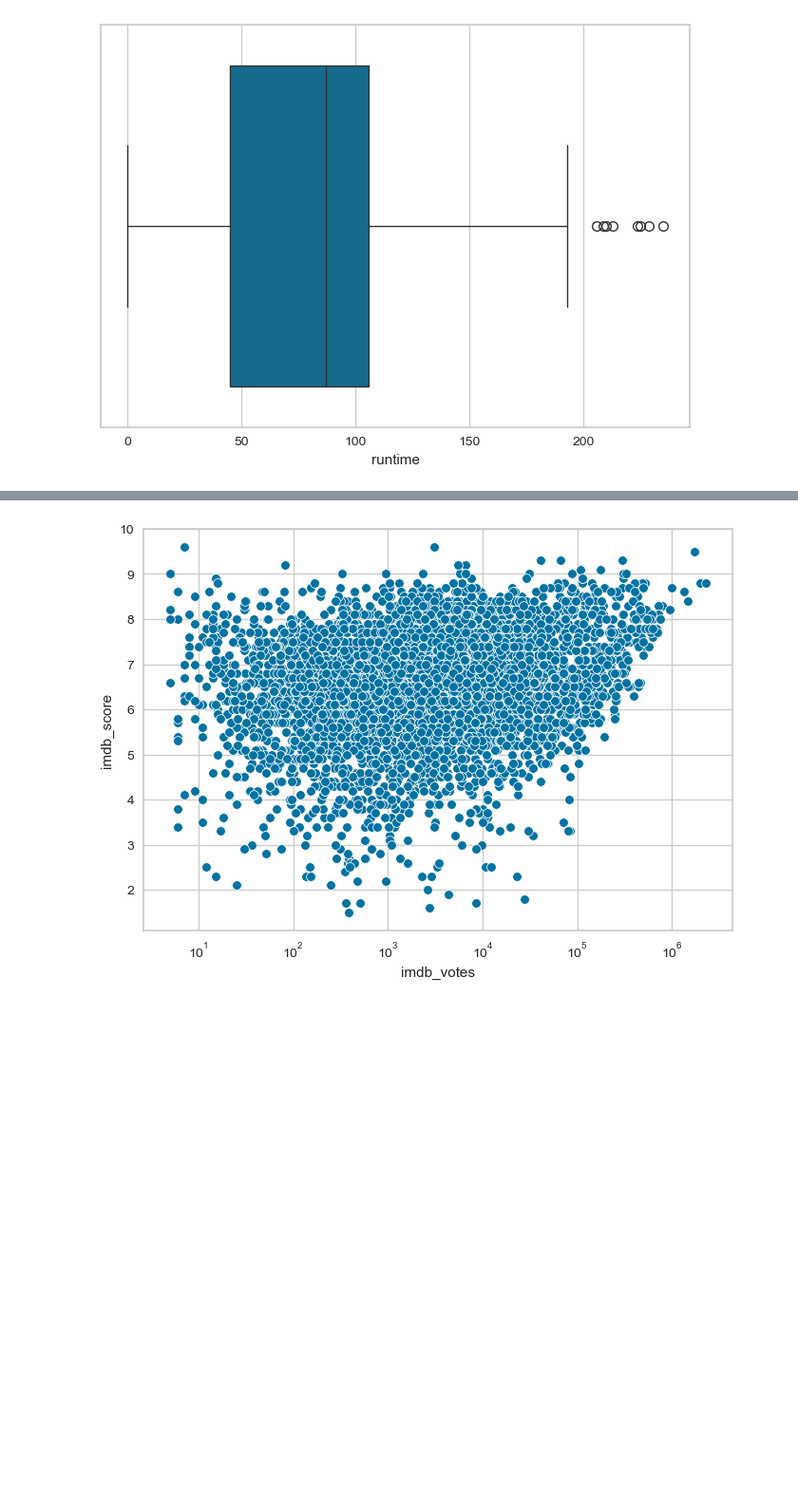
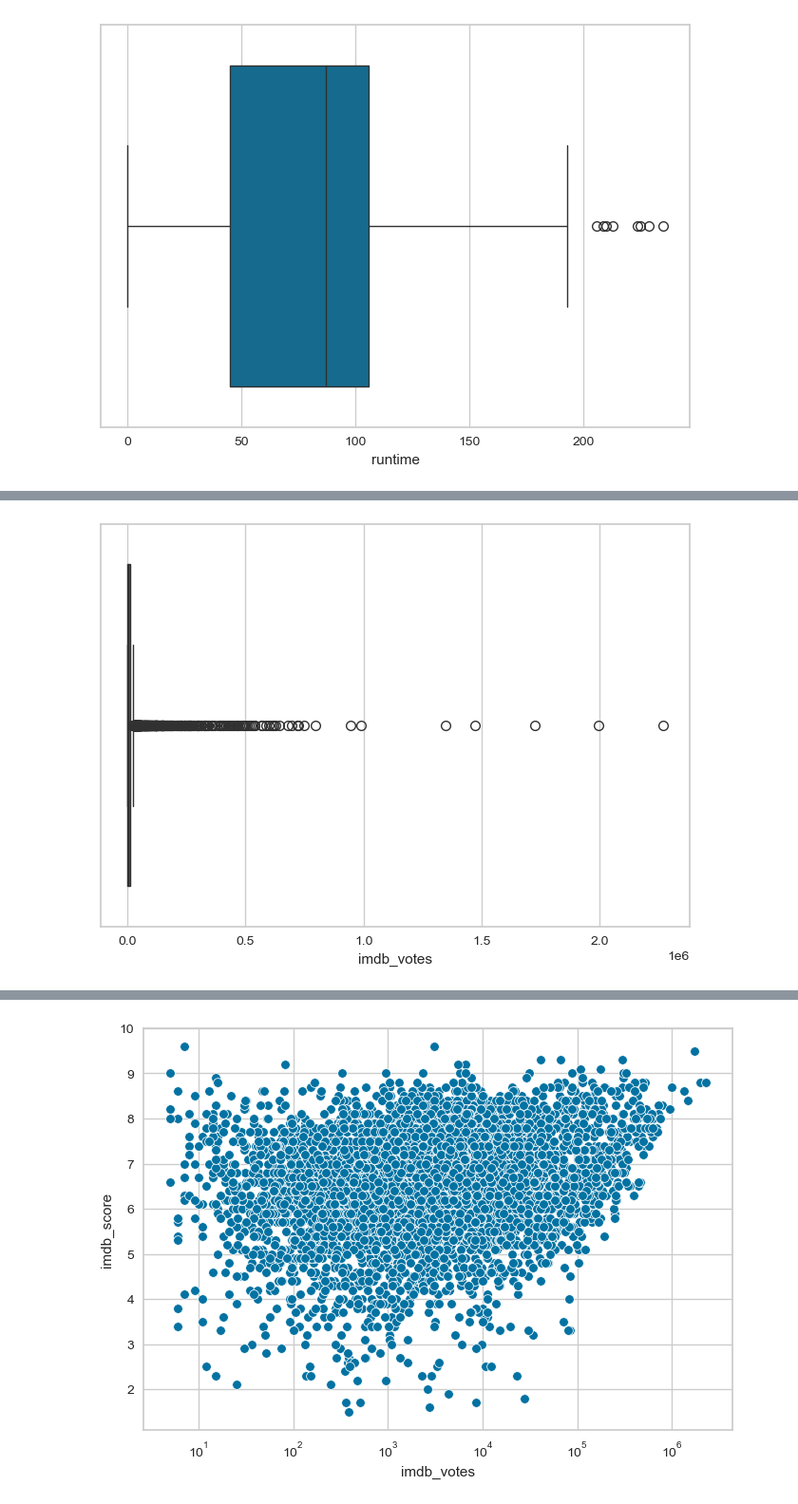
Before and after one commit to M4tchaa/submission-ml, a Jupyter notebook: Submission_Akhir_BMLP_Arliyandi.ipynb, the cells around one changed output, grey strips where cells are left out. Shown: that part at 95% size. Cells and saved outputs as stored; diff of their text form; code cells hidden in the pictures; blank space fills up the shorter version.

```diff
--- a/Submission_Akhir_BMLP_Arliyandi.ipynb
+++ b/Submission_Akhir_BMLP_Arliyandi.ipynb
@@ -148,3 +191,8 @@ plt.show()
+# %%
+sns.boxplot(x=df['imdb_votes'])
+plt.show()
+# %% [output]
+[figure, added]
 # %%
 df[df['runtime'] == 0]
 # %% [output]
```
Also changed, not shown: parts of 8 cells of this notebook.
